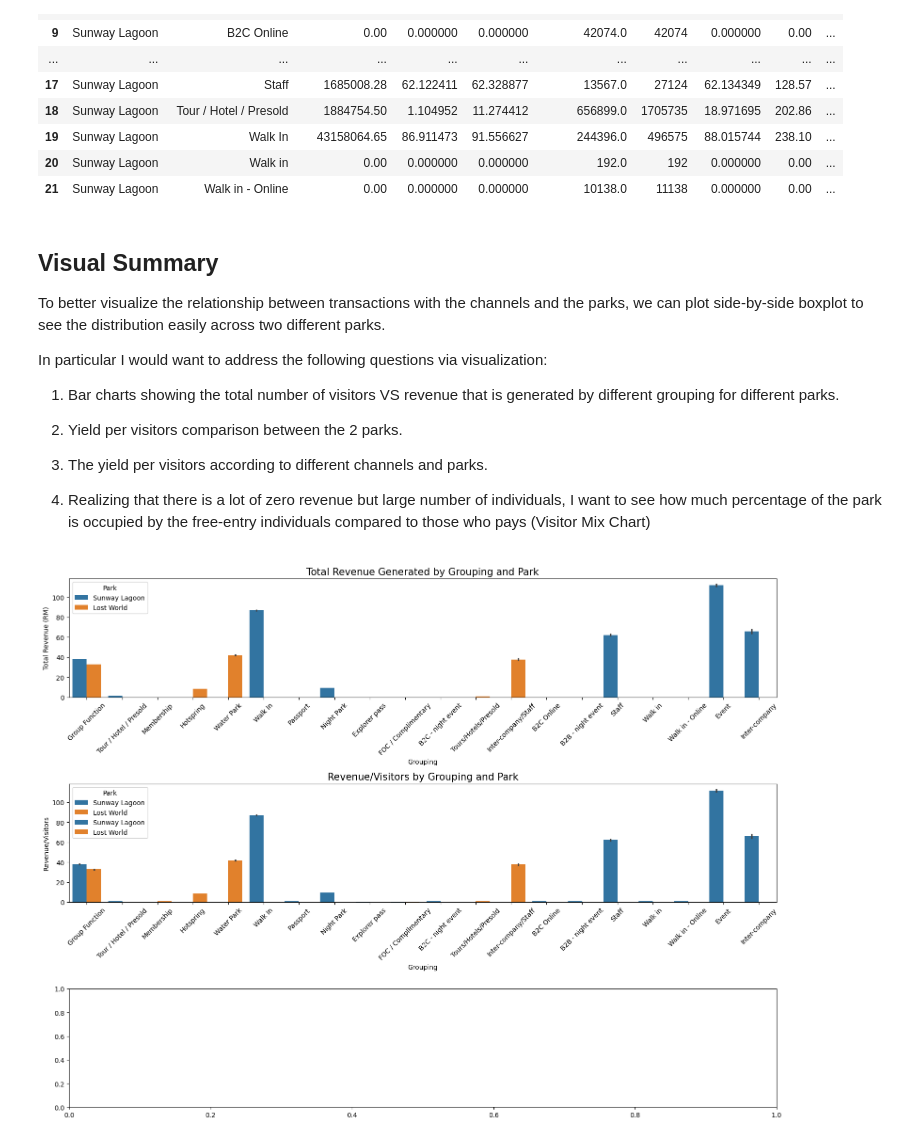
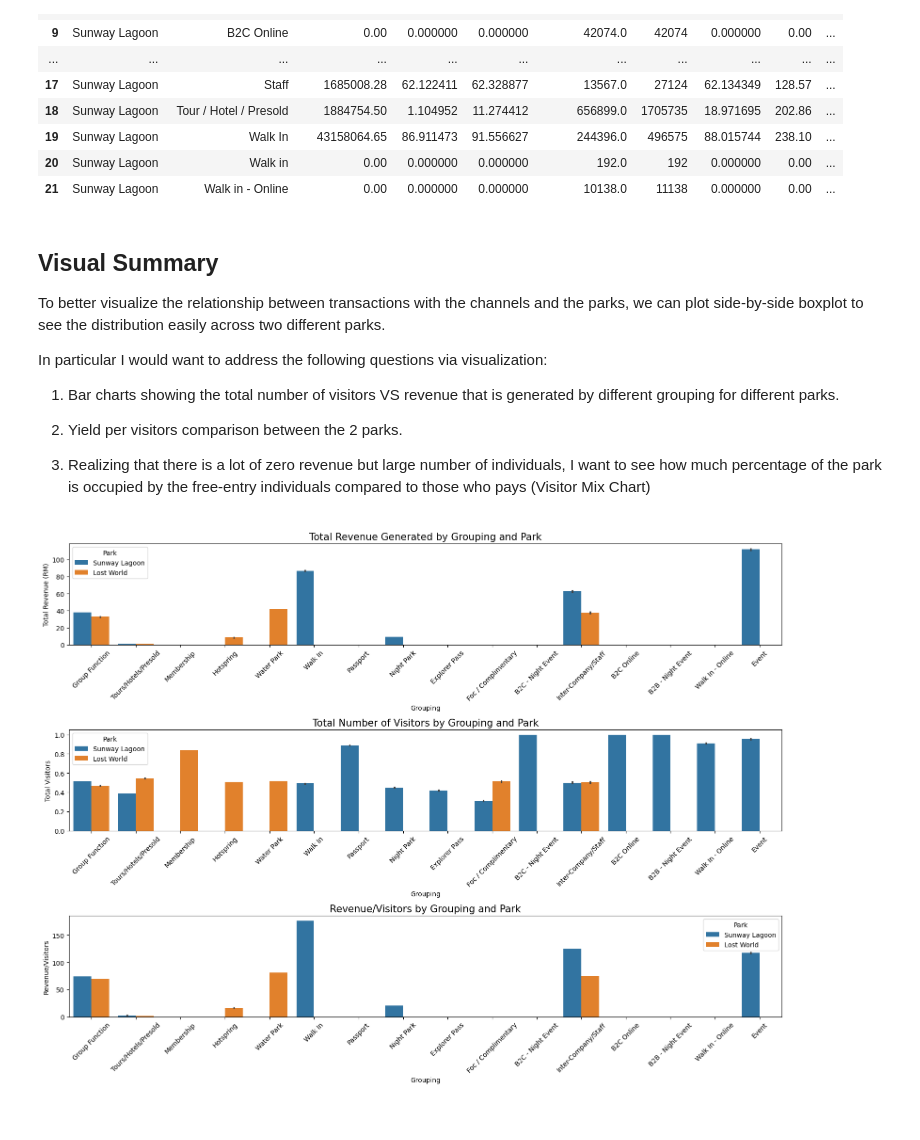
Before and after one commit to henrytansunway/sunway-theme-park, a Jupyter notebook: eda-march-12.ipynb, the cells around one changed output. Cells and saved outputs as stored; diff of their text form; code cells hidden in the pictures.

Commit message:
Finish 3 graphs and interpretation

```diff
--- a/eda-march-12.ipynb
+++ b/eda-march-12.ipynb
@@ -371,38 +371,51 @@ In particular I would want to address the following questions via visualization:
 
 2. Yield per visitors comparison between the 2 parks.
 
-3. The yield per visitors according to different channels and parks.
-
-4. Realizing that there is a lot of zero revenue but large number of individuals, I want to see how much percentage of the park is occupied by the free-entry individuals compared to those who pays (Visitor Mix Chart)
+3. Realizing that there is a lot of zero revenue but large number of individuals, I want to see how much percentage of the park is occupied by the free-entry individuals compared to those who pays (Visitor Mix Chart)
 # %%
 # Compute yield per visitors
-# Using the specific columns: Total_Revenue / NO_of_Visitors
-df_channel_park['Yield_Calc'] = df_channel_park['Total_Revenue'] / df_channel_park['No_of_Visitors']
-df_channel_park['Yield_Calc'] = df_channel_park['Yield_Calc'].fillna(0).replace([np.inf, -np.inf], 0)
+# Using the specific columns: Total_Revenue / No_of_Visitors
+df_channel_park['Yield_Calc'] = (df_channel_park['Total_Revenue']/df_channel_park['No_of_Visitors'])
+# %%
+# Clean the grouping for vsibility
+# Group Tours/Hotels/Presold together
+target_names = ['Tours/Hotels/Presold', 'Tour / Hotel / Presold']
+
+# Replace them with your preferred standard name
+df_channel_park['Grouping'] = df_channel_park['Grouping'].replace(target_names, 'Tours/Hotels/Presold')
+
+# Group Intercompany/Staff together
+target_names = ['Inter-company', 'Staff']
+
+# Replace them with your preferred standard name
+df_channel_park['Grouping'] = df_channel_park['Grouping'].replace(target_names, 'Inter-company/Staff')
+
+# Standard check: Clean any extra spaces just in case
+df_channel_park['Grouping'] = df_channel_park['Grouping'].str.strip()
 # %%
 # First plot
 # 1. Bar charts showing the total number of visiotors VS revenue that is generated by different grouping for Sunway and Lost World respectively
 fig, axes = plt.subplots(3, 1, figsize=(16, 12))
 
 # Subplot A: Total Revenue
 sns.barplot(data=df_channel_park, x='Grouping', y='Total_Revenue', hue='Park', ax=axes[0])
 axes[0].set_title('Total Revenue Generated by Grouping and Park', fontsize=15)
 axes[0].set_ylabel('Total Revenue (RM)')
 axes[0].tick_params(axis='x', rotation=45)
 
 # Subplot B: Total Number of Visitors
 sns.barplot(data=df_channel_park, x='Grouping', y='No_of_Visitors', hue='Park', ax=axes[1])
 axes[1].set_title('Total Number of Visitors by Grouping and Park', fontsize=15)
 axes[1].set_ylabel('Total Visitors')
 axes[1].tick_params(axis='x', rotation=45)
 
 # Subplot C: Yield per Visitor
-sns.barplot(data=df_channel_park, x='Grouping', y='Yield_Calc', hue='Park', ax=axes[1])
-axes[1].set_title('Revenue/Visitors by Grouping and Park', fontsize=15)
-axes[1].set_ylabel('Revenue/Visitors')
-axes[1].tick_params(axis='x', rotation=45)
+sns.barplot(data=df_channel_park, x='Grouping', y='Yield_Calc', hue='Park', ax=axes[2])
+axes[2].set_title('Revenue/Visitors by Grouping and Park', fontsize=15)
+axes[2].set_ylabel('Revenue/Visitors')
+axes[2].tick_params(axis='x', rotation=45)
 
 plt.tight_layout()
 plt.show()
 # %% [output]
-[figure, old version]
+[figure, new version]
```
Also changed, not shown: parts of 6 cells of this notebook.
